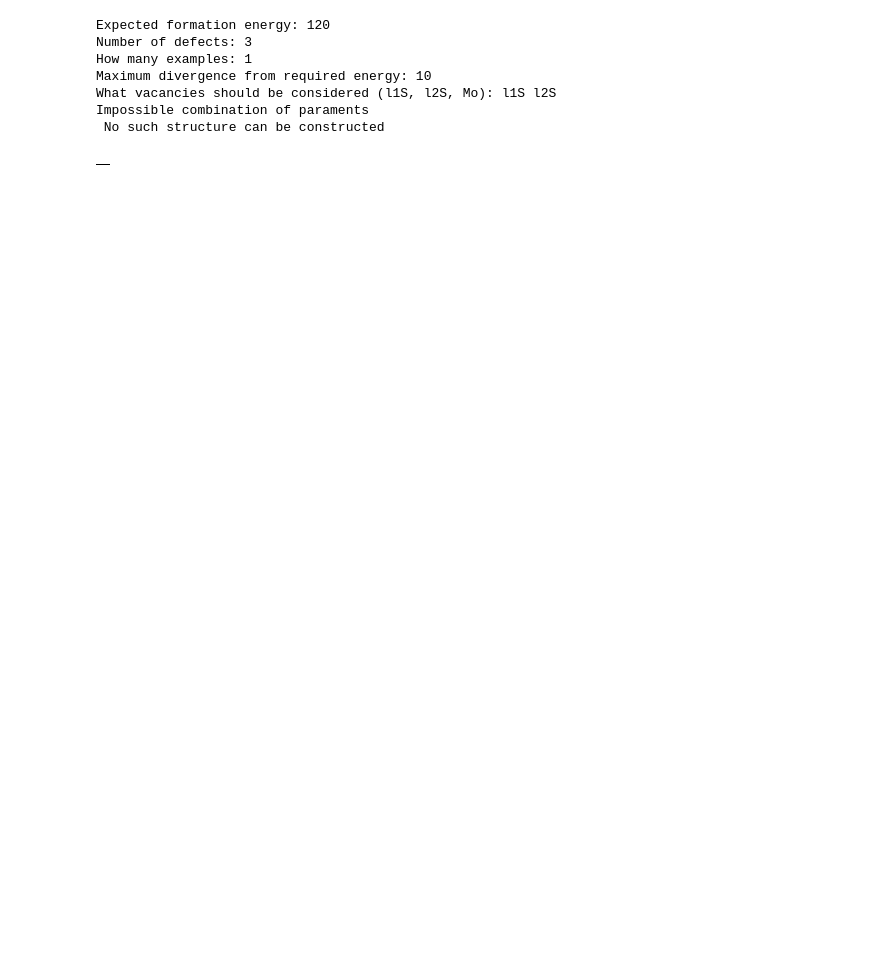
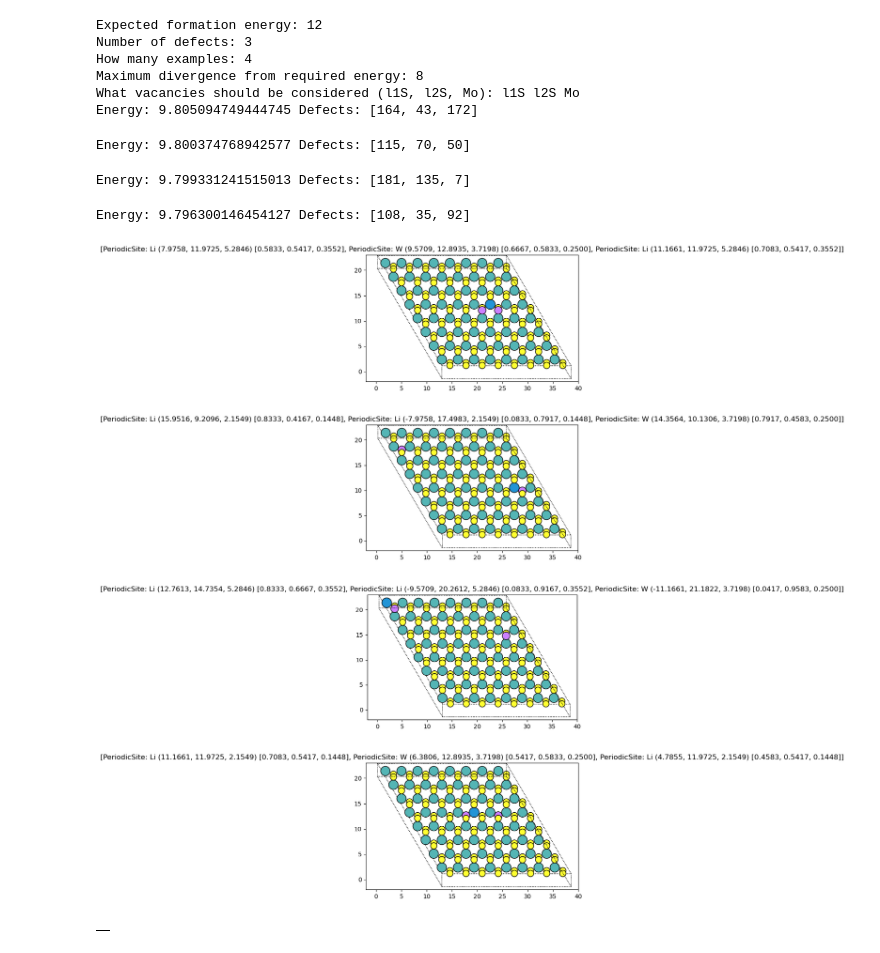
Before and after one commit to AndreyLebedinskiy/symbolic-regression-for-2d-materials, a Jupyter notebook: Get_coords.ipynb, the cells around one changed output. Saved outputs shown, nothing was run; the diff lists cells and outputs as text; code cells hidden in the pictures; blank space fills up the shorter version.

```diff
--- a/Get_coords.ipynb
+++ b/Get_coords.ipynb
@@ -282,50 +282,56 @@ def applyDefects(defects):
 # %%
 dataBegin = pd.read_pickle('emptydata.pkl')
 dataBegin = dataBegin.iloc[0]
 dataBegin.defect_representation.clear()
 
 energy = float(input("Expected formation energy: ")) #What formation energy we are trying to achive
 number_of_defects = int(input("Number of defects: ")) #How many defects should be used
 number_of_examples = int(input("How many examples: ")) #How many examples to display
 epsilon = float(input("Maximum divergence from required energy: ")) #By how much can the resulting energy vary form expected val
 elements = list(input("What vacancies should be considered (l1S, l2S, Mo): ").split()) #Vacancies of what elements can be used
 
 
-if (energy > number_of_defects * energyForMo + epsilon) or (energy < number_of_defects * energyForS + epsilon):
-    print("Impossible combination of paraments\nNo such structure can be constructed")
-else:
-    #Choose a starter function nased on the number of defects
-    #Will be removed in favour of 'anyNumDefects'
-    if number_of_defects == 2:
-        defects = twoDefects(energy, dataBegin, elements)
-    elif number_of_defects == 3:
-        defects = threeDefects(energy, dataBegin, elements)
-    elif number_of_defects > 3:
-        defects = anyNumDefects(energy, dataBegin, elements, number_of_defects)
+#if (energy > number_of_defects * energyForMo + epsilon) or (energy < number_of_defects * energyForS + epsilon):
+#    print("Impossible combination of paraments\nNo such structure can be constructed")
+#else:
+#Choose a starter function nased on the number of defects
+#Will be removed in favour of 'anyNumDefects'
+if number_of_defects == 2:
+    defects = twoDefects(energy, dataBegin, elements)
+elif number_of_defects == 3:
+    defects = threeDefects(energy, dataBegin, elements)
+elif number_of_defects > 3:
+    defects = anyNumDefects(energy, dataBegin, elements, number_of_defects)
 
-    #Sort the structures with closes formation energy
-    sortedDefects = sorted(defects, key=lambda x: (x[0] - energy)**2)
+#Sort the structures with closes formation energy
+sortedDefects = sorted(defects, key=lambda x: (x[0] - energy)**2)
 
-    #This segment filters structures based on the epsilon variation
-    #Displays and saves successfully generated structures
-    allData = pd.DataFrame()
-    for i in range(min(number_of_examples, len(sortedDefects))):
-        if abs(energy - sortedDefects[i][0]) <= epsilon:
-            print("Energy:", sortedDefects[i][0], "Defects:", sortedDefects[i][1])
-            newData = applyDefects(sortedDefects[i][1])
-            printStructure(newData)
-            allData = allData.append(newData)
-        else:
-            print("Other examples vary too much from the expected energy values\n")
-            break
+#This segment filters structures based on the epsilon variation
+#Displays and saves successfully generated structures
+allData = pd.DataFrame()
+for i in range(min(number_of_examples, len(sortedDefects))):
+    if abs(energy - sortedDefects[i][0]) <= epsilon:
+        print("Energy:", sortedDefects[i][0], "Defects:", sortedDefects[i][1])
+        newData = applyDefects(sortedDefects[i][1])
+        printStructure(newData)
+        allData = allData.append(newData)
+    else:
+        print("Other examples vary too much from the expected energy values\n")
+        break
 # %% [output]
-Expected formation energy: 120
+Expected formation energy: 12
 Number of defects: 3
-How many examples: 1
-Maximum divergence from required energy: 10
-What vacancies should be considered (l1S, l2S, Mo): l1S l2S
-Impossible combination of paraments
- No such structure can be constructed
+How many examples: 4
+Maximum divergence from required energy: 8
+What vacancies should be considered (l1S, l2S, Mo): l1S l2S Mo
+Energy: 9.805094749444745 Defects: [164, 43, 172]
+Energy: 9.800374768942577 Defects: [115, 70, 50]
+Energy: 9.799331241515013 Defects: [181, 135, 7]
+Energy: 9.796300146454127 Defects: [108, 35, 92]
+[figure, added]
+[figure, added]
+[figure, added]
+[figure, added]
 # %%
 allData
 # %% [output]
```
